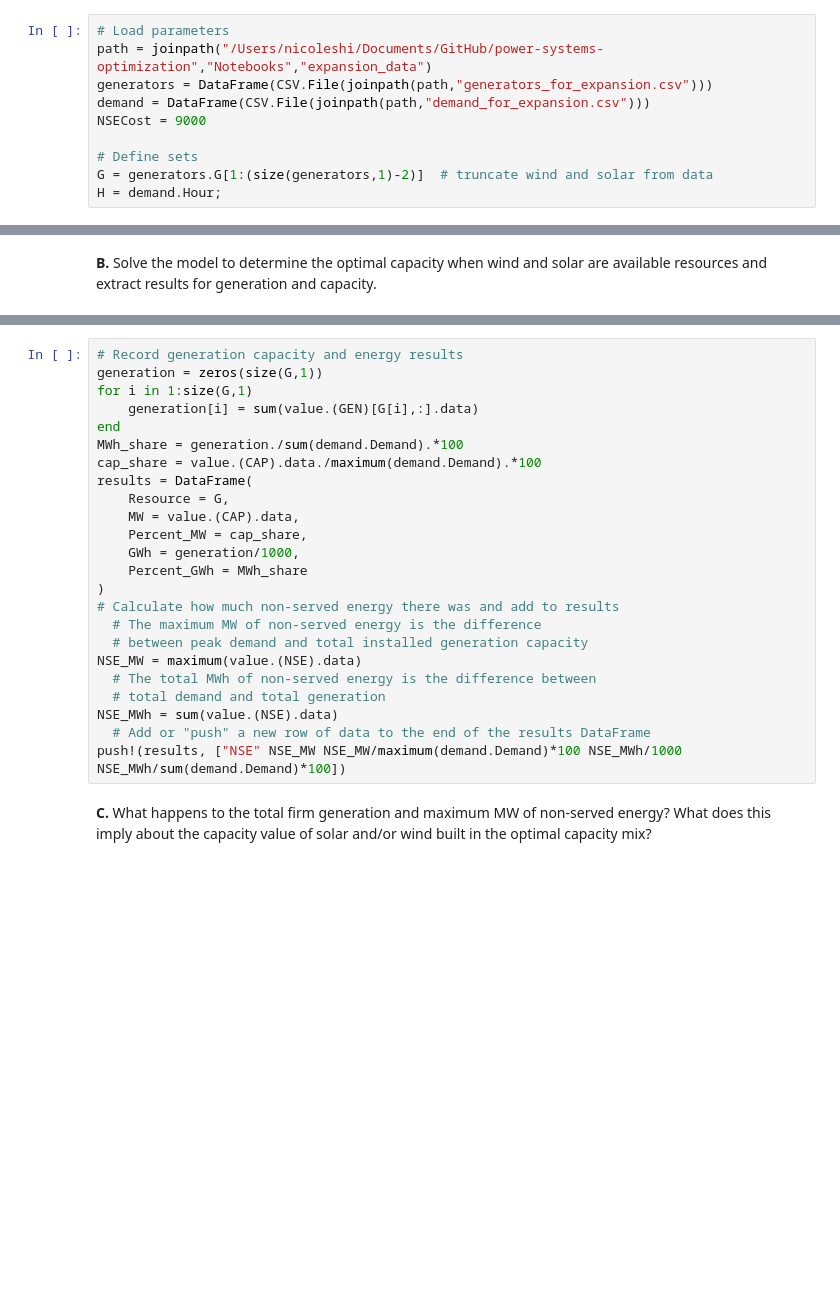
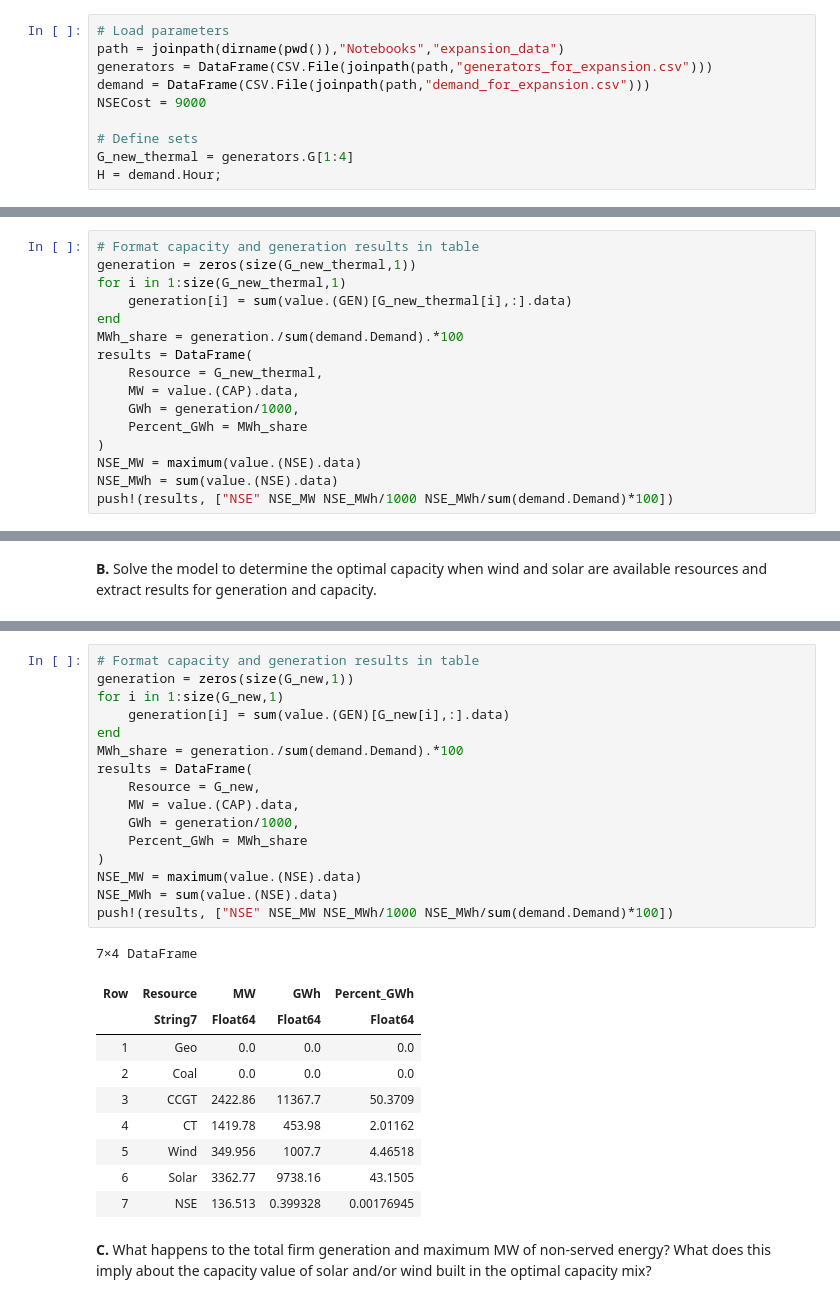
Before and after one commit to nxshi/power-systems-optimization, a Jupyter notebook: Homeworks/Homework-02.ipynb, the cells around one changed output, grey strips where cells are left out. Cells and saved outputs as stored; diff of their text form; blank space fills up the shorter version.

```diff
--- a/Homeworks/Homework-02.ipynb
+++ b/Homeworks/Homework-02.ipynb
@@ -17,11 +15,11 @@ using CSV
 Using the example model in [Notebook 3](https://github.com/east-winds/power-systems-optimization/tree/master/Notebooks) as your guide, input the code to create a basic thermal generator capacity expansion model, including [downloading the data for Notebook 3 here](https://github.com/east-winds/power-systems-optimization/tree/master/Notebooks/expansion_data) and loading the appropriate csv files.
 # %%
 # Load parameters
-path = joinpath("/Users/nicoleshi/Documents/GitHub/power-systems-optimization","Notebooks","expansion_data")
+path = joinpath(dirname(pwd()),"Notebooks","expansion_data")
 generators = DataFrame(CSV.File(joinpath(path,"generators_for_expansion.csv")))
 demand = DataFrame(CSV.File(joinpath(path,"demand_for_expansion.csv")))
 NSECost = 9000
 
 # Define sets
-G = generators.G[1:(size(generators,1)-2)]  # truncate wind and solar from data
+G_new_thermal = generators.G[1:4]
 H = demand.Hour;
@@ -77,0 +189,16 @@ Tip: round your solutions for the crossover hour between each technology to the
+# %%
+# Format capacity and generation results in table
+generation = zeros(size(G_new_thermal,1))
+for i in 1:size(G_new_thermal,1)
+    generation[i] = sum(value.(GEN)[G_new_thermal[i],:].data)
+end
+MWh_share = generation./sum(demand.Demand).*100
+results = DataFrame(
+    Resource = G_new_thermal,
+    MW = value.(CAP).data,
+    GWh = generation/1000,
+    Percent_GWh = MWh_share
+)
+NSE_MW = maximum(value.(NSE).data)
+NSE_MWh = sum(value.(NSE).data)
+push!(results, ["NSE" NSE_MW NSE_MWh/1000 NSE_MWh/sum(demand.Demand)*100])
@@ -113,26 +271,29 @@ LoadError: ArgumentError: "expansion_data/wind_solar_for_expansion.csv" is not a
 # %%
-# Record generation capacity and energy results
-generation = zeros(size(G,1))
-for i in 1:size(G,1)
-    generation[i] = sum(value.(GEN)[G[i],:].data)
+# Format capacity and generation results in table
+generation = zeros(size(G_new,1))
+for i in 1:size(G_new,1)
+    generation[i] = sum(value.(GEN)[G_new[i],:].data)
 end
 MWh_share = generation./sum(demand.Demand).*100
-cap_share = value.(CAP).data./maximum(demand.Demand).*100
 results = DataFrame(
-    Resource = G,
+    Resource = G_new,
     MW = value.(CAP).data,
-    Percent_MW = cap_share,
     GWh = generation/1000,
     Percent_GWh = MWh_share
 )
-# Calculate how much non-served energy there was and add to results
-  # The maximum MW of non-served energy is the difference
-  # between peak demand and total installed generation capacity
 NSE_MW = maximum(value.(NSE).data)
-  # The total MWh of non-served energy is the difference between
-  # total demand and total generation
 NSE_MWh = sum(value.(NSE).data)
-  # Add or "push" a new row of data to the end of the results DataFrame
-push!(results, ["NSE" NSE_MW NSE_MW/maximum(demand.Demand)*100 NSE_MWh/1000 NSE_MWh/sum(demand.Demand)*100])
+push!(results, ["NSE" NSE_MW NSE_MWh/1000 NSE_MWh/sum(demand.Demand)*100])
+# %% [output]
+7×4 DataFrame
+| Row | Resource | MW | GWh | Percent_GWh |
+|  | String7 | Float64 | Float64 | Float64 |
+| 1 | Geo | 0.0 | 0.0 | 0.0 |
+| 2 | Coal | 0.0 | 0.0 | 0.0 |
+| 3 | CCGT | 2422.86 | 11367.7 | 50.3709 |
+| 4 | CT | 1419.78 | 453.98 | 2.01162 |
+| 5 | Wind | 349.956 | 1007.7 | 4.46518 |
+| 6 | Solar | 3362.77 | 9738.16 | 43.1505 |
+| 7 | NSE | 136.513 | 0.399328 | 0.00176945 |
 # %% [markdown]
 **C.** What happens to the total firm generation and maximum MW of non-served energy? What does this imply about the capacity value of solar and/or wind built in the optimal capacity mix?
```
Also changed, not shown: parts of 16 cells of this notebook, 9 other files.
